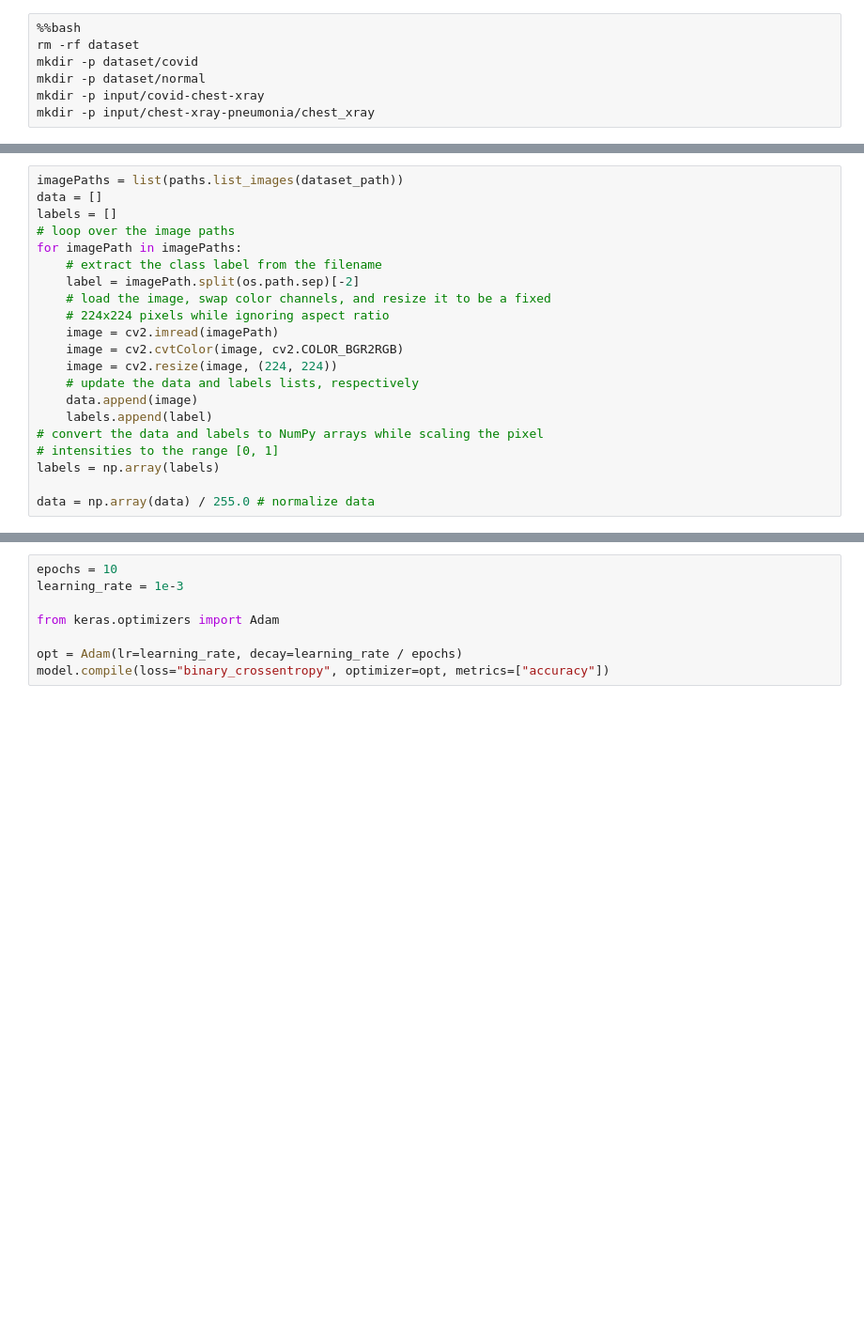
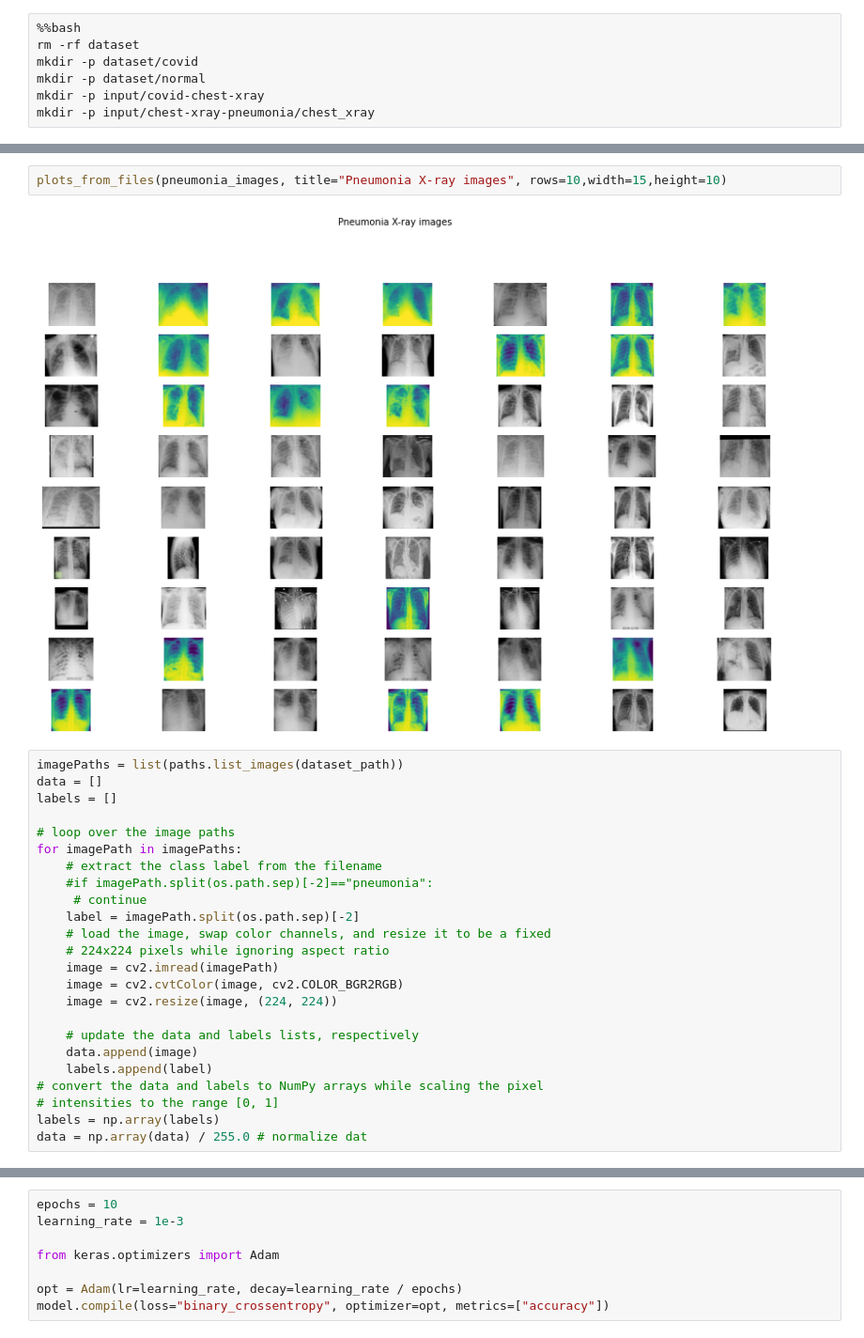
Before and after one commit to sjdonado/covid19-xray-detector, a Jupyter notebook: covid19_xray.ipynb, the cells around one changed output, grey strips where cells are left out. Shown at 94% size. Cells and saved outputs as stored; diff of their text form; blank space fills up the shorter version.

```diff
--- a/covid19_xray.ipynb
+++ b/covid19_xray.ipynb
@@ -133,21 +144,28 @@ plots_from_files(covid_images, title="Covid-19 X-ray images", rows=10)
+# %%
+plots_from_files(pneumonia_images, title="Pneumonia X-ray images", rows=10,width=15,height=10)
+# %% [output]
+[figure, added]
 # %%
 imagePaths = list(paths.list_images(dataset_path))
 data = []
 labels = []
+
 # loop over the image paths
 for imagePath in imagePaths:
     # extract the class label from the filename
+    #if imagePath.split(os.path.sep)[-2]=="pneumonia":
+     # continue
     label = imagePath.split(os.path.sep)[-2]
     # load the image, swap color channels, and resize it to be a fixed
     # 224x224 pixels while ignoring aspect ratio
     image = cv2.imread(imagePath)
     image = cv2.cvtColor(image, cv2.COLOR_BGR2RGB)
     image = cv2.resize(image, (224, 224))
+
     # update the data and labels lists, respectively
     data.append(image)
     labels.append(label)
 # convert the data and labels to NumPy arrays while scaling the pixel
 # intensities to the range [0, 1]
 labels = np.array(labels)
-
-data = np.array(data) / 255.0 # normalize data
+data = np.array(data) / 255.0 # normalize dat
```
Also changed, not shown: parts of 19 cells of this notebook.
